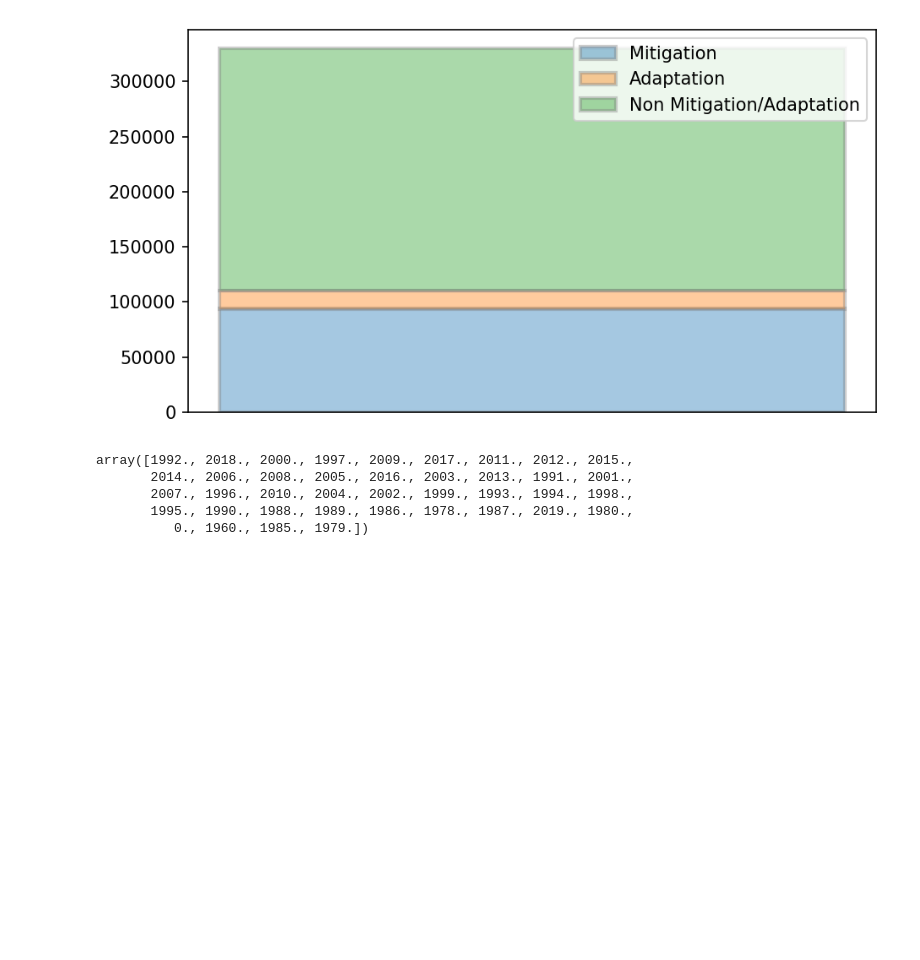
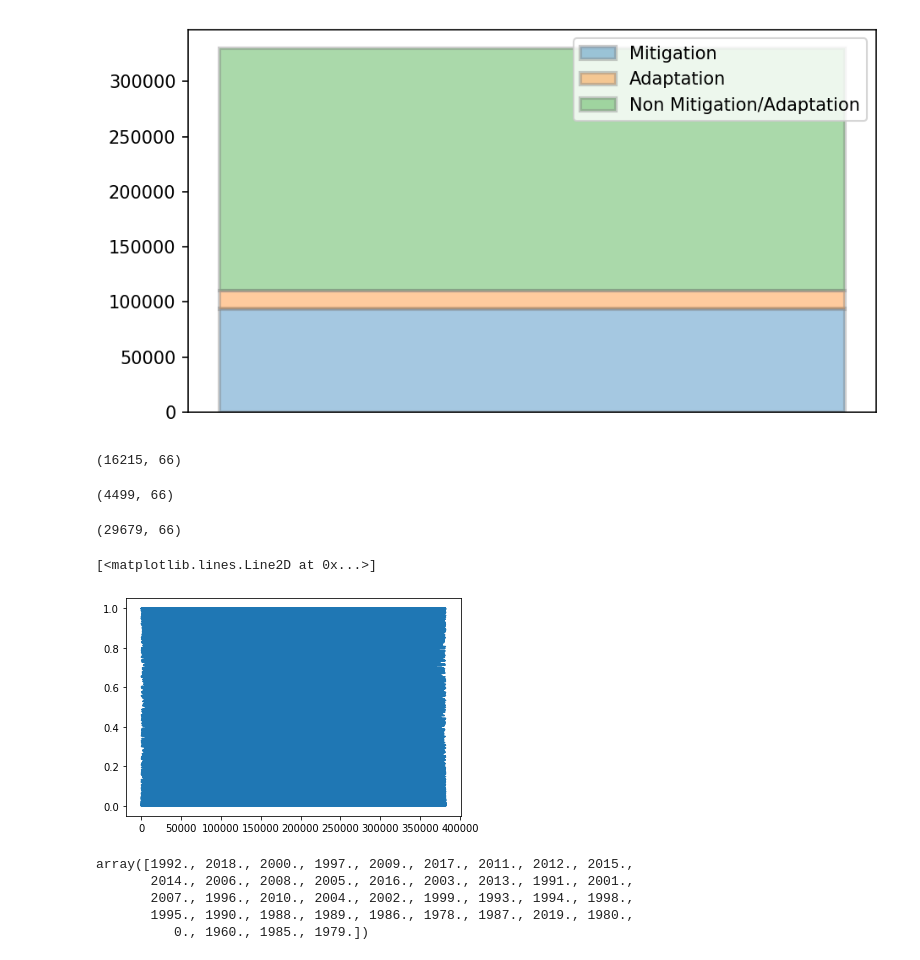
Before and after one commit to mcc-apsis/climate-policy-map, a Jupyter notebook: figures.ipynb, the cells around one changed output. Saved outputs shown, nothing was run; the diff lists cells and outputs as text; code cells hidden in the pictures; blank space fills up the shorter version.

```diff
--- a/figures.ipynb
+++ b/figures.ipynb
@@ -87,6 +89,26 @@ ax.legend()
 1068
 <matplotlib.legend.Legend at 0x...>
 [figure]
+# %%
+df[df['1 - Adaptation - prediction']>0.5].shape
+# %% [output]
+(16215, 66)
+# %%
+df[
+    (df['1 - Adaptation - prediction']>0.5) &
+    (df['2 - Governance & policies - prediction']>0.5)
+  ].shape
+# %% [output]
+(4499, 66)
+# %%
+df[df['2 - Governance & policies - prediction']>0.5].shape
+# %% [output]
+(29679, 66)
+# %%
+plt.plot(df.sort_values('2 - Governance & policies - prediction')['2 - Governance & policies - prediction'])
+# %% [output]
+[<matplotlib.lines.Line2D at 0x...>]
+[figure, added]
 # %%
 df['PY'].unique()
 # %% [output]
```
Also changed, not shown: parts of 6 cells of this notebook, 1 other file.
